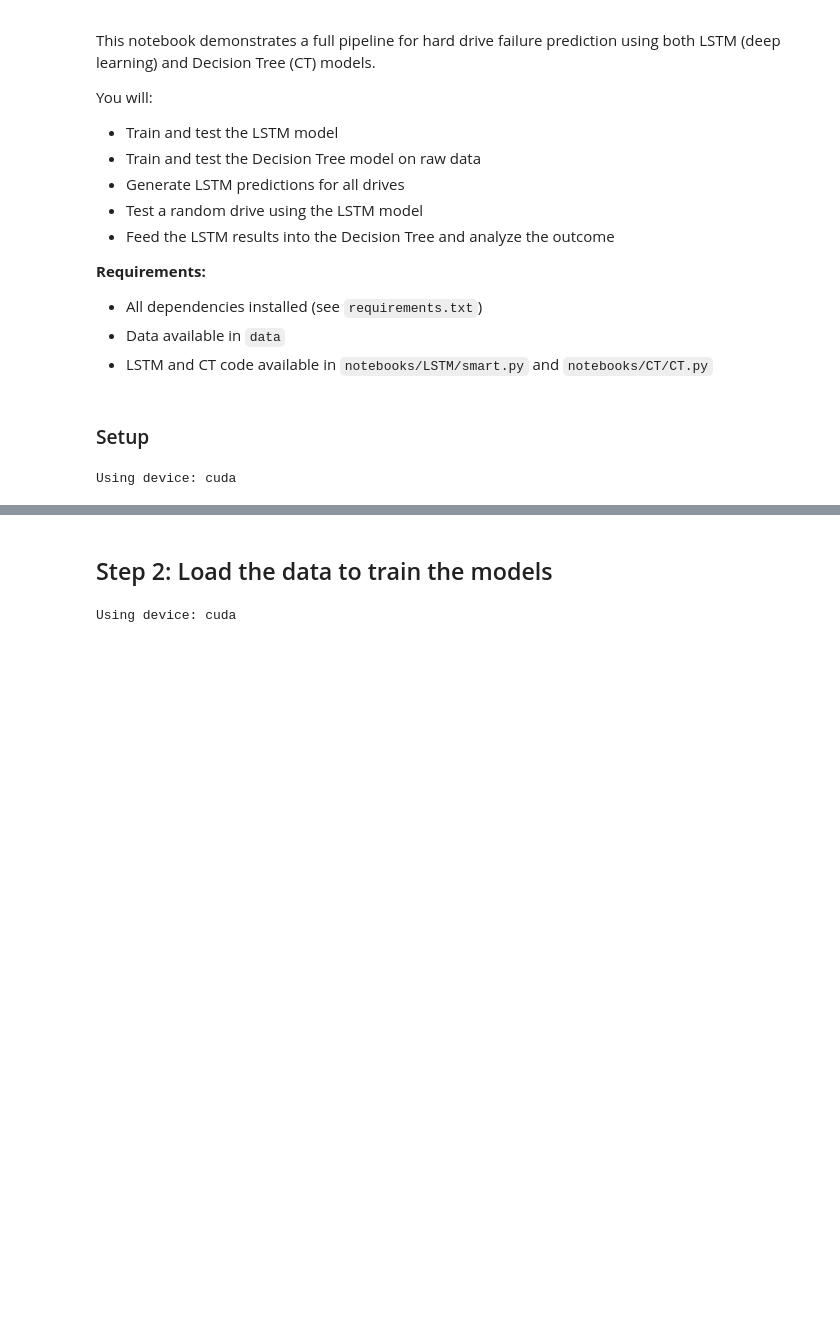
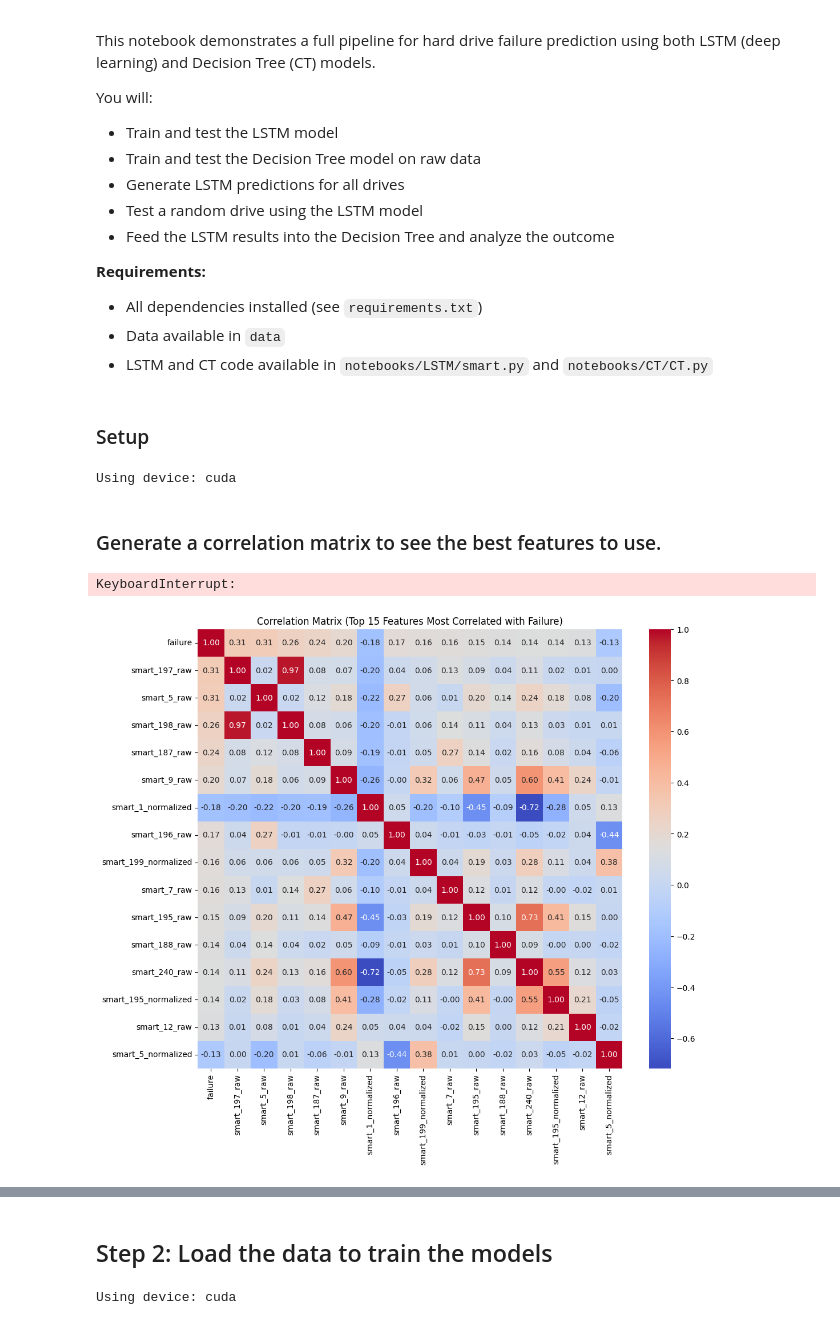
Before and after one commit to InakiOG/hd-failure-prediction, a Jupyter notebook: notebooks/thesis.ipynb, the cells around one changed output, grey strips where cells are left out. Cells and saved outputs as stored; diff of their text form; code cells hidden in the pictures; blank space fills up the shorter version.

```diff
--- a/notebooks/thesis.ipynb
+++ b/notebooks/thesis.ipynb
@@ -72,3 +73,14 @@ device = torch.device("cuda" if torch.cuda.is_available() else "cpu")
 print(f"Using device: {device}")
 # %% [output]
 Using device: cuda
+# %% [markdown]
+### Generate a correlation matrix to see the best features to use.
+# %%
+from itertools import combinations
+
+# Load data for correlation analysis
+ct_raw_data = CT.importdata(ct_data_path)
+
+print("Columns in ct_raw_data:", ct_raw_data.columns.tolist())
+# %% [output]
+KeyboardInterrupt:
@@ -74,0 +96,14 @@ Using device: cuda
+# %%
+
+
+# Plot the correlation matrix for the top 15 features most correlated with failure
+top_n = 15
+top_corr_features = feature_corr.head(top_n).index.tolist()
+corr_subset = correlation_matrix.loc[['failure'] + top_corr_features, ['failure'] + top_corr_features]
+
+plt.figure(figsize=(12, 10))
+plt.title(f"Correlation Matrix (Top {top_n} Features Most Correlated with Failure)")
+sns.heatmap(corr_subset, annot=True, cmap='coolwarm', fmt=".2f")
+plt.show()
+# %% [output]
+[figure, added]
```
Also changed, not shown: parts of 21 cells of this notebook, 2 other files.
